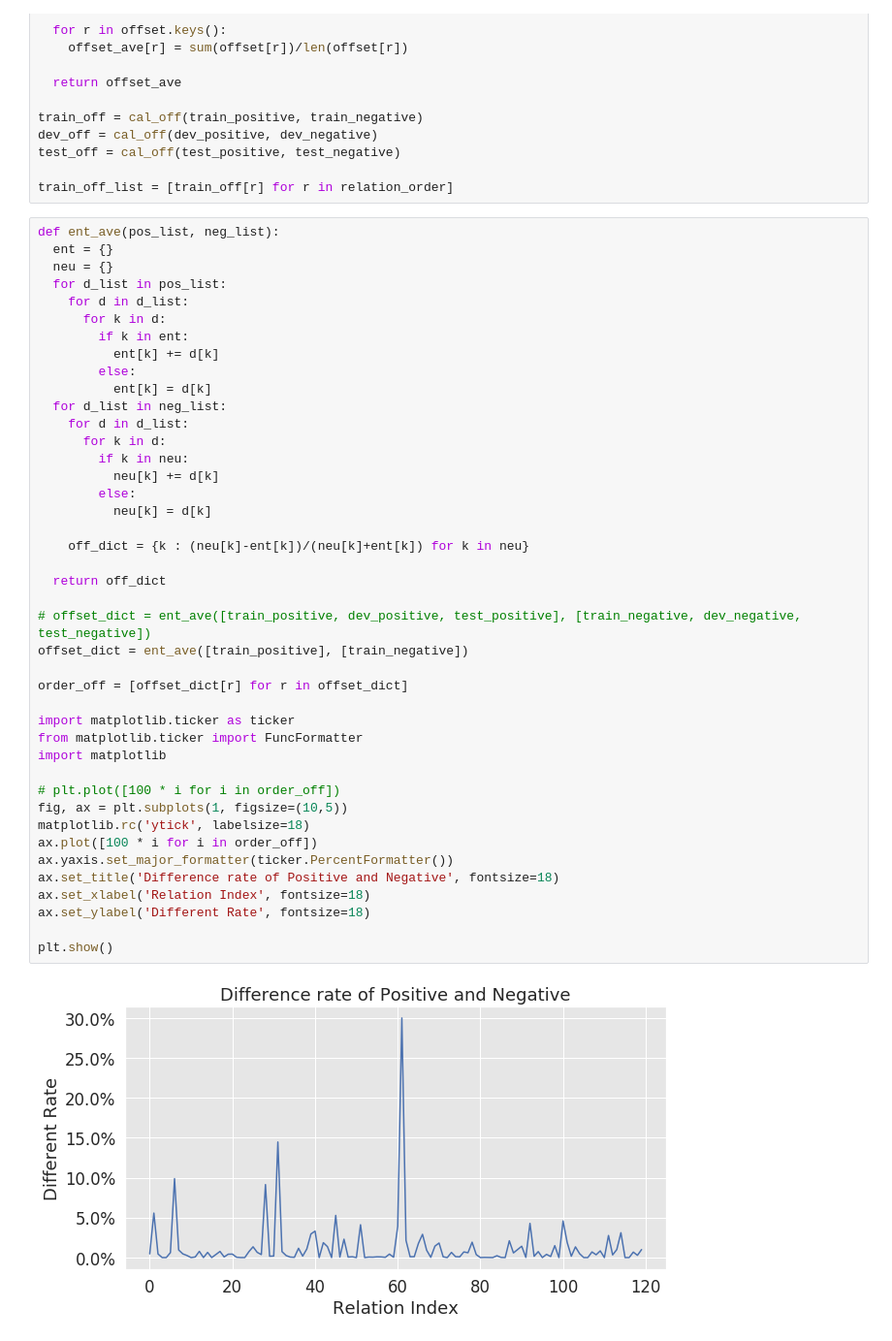
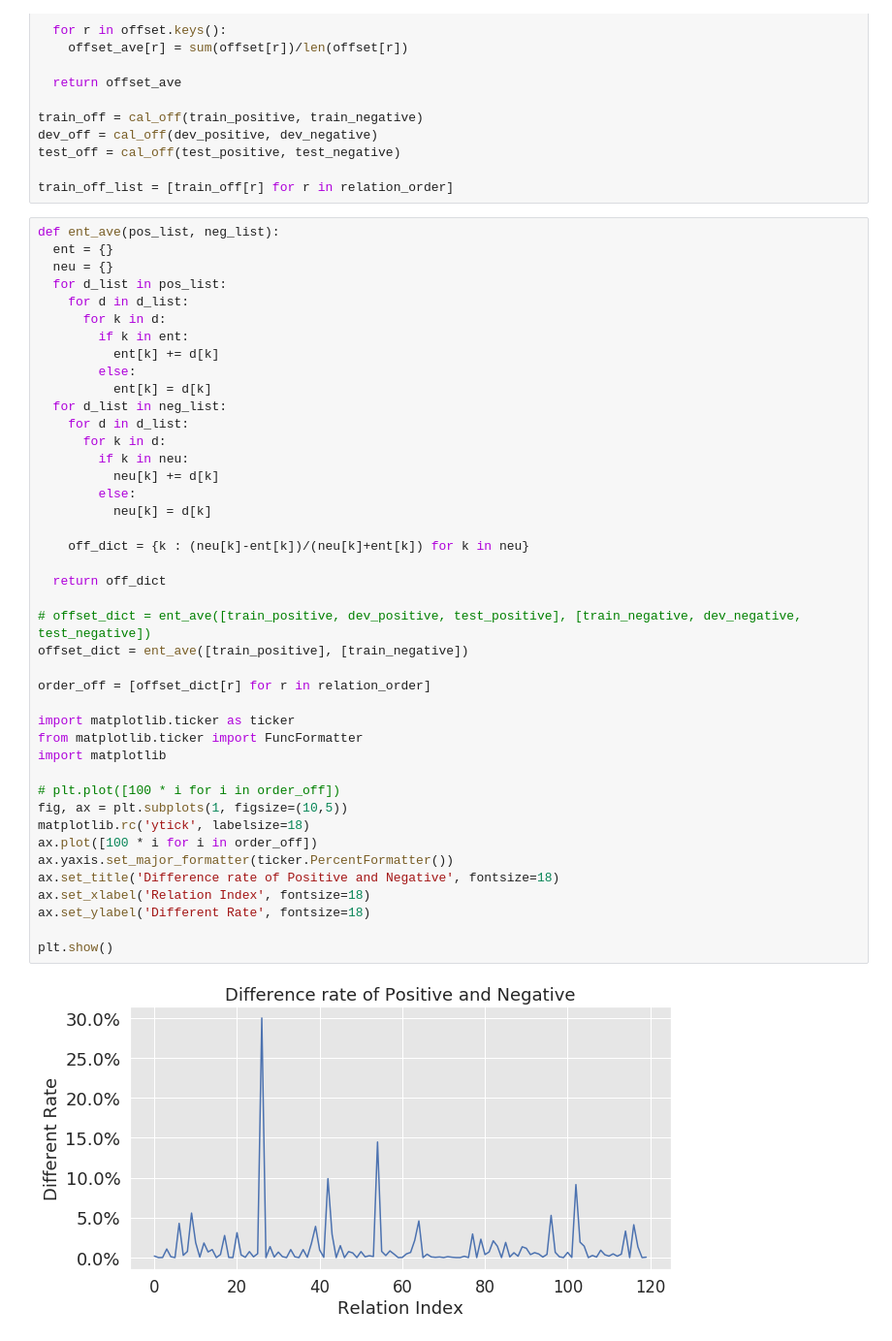
Before and after one commit to tonghaining/zero_shot_relation_extraction, a Jupyter notebook: data_process/result_plot/Predict_Analysis.ipynb, the cells around one changed output. Shown: that part at 97% size. Saved outputs shown, nothing was run; the diff lists cells and outputs as text.

```diff
--- a/data_process/result_plot/Predict_Analysis.ipynb
+++ b/data_process/result_plot/Predict_Analysis.ipynb
@@ -678,32 +656,32 @@ def ent_ave(pos_list, neg_list):
     for d in d_list:
       for k in d:
         if k in neu:
           neu[k] += d[k]
         else:
           neu[k] = d[k]
 
     off_dict = {k : (neu[k]-ent[k])/(neu[k]+ent[k]) for k in neu}
 
   return off_dict
 
 # offset_dict = ent_ave([train_positive, dev_positive, test_positive], [train_negative, dev_negative, test_negative])
 offset_dict = ent_ave([train_positive], [train_negative])
 
-order_off = [offset_dict[r] for r in offset_dict]
+order_off = [offset_dict[r] for r in relation_order]
 
 import matplotlib.ticker as ticker
 from matplotlib.ticker import FuncFormatter
 import matplotlib
 
 # plt.plot([100 * i for i in order_off])
 fig, ax = plt.subplots(1, figsize=(10,5))
 matplotlib.rc('ytick', labelsize=18)
 ax.plot([100 * i for i in order_off])
 ax.yaxis.set_major_formatter(ticker.PercentFormatter())
 ax.set_title('Difference rate of Positive and Negative', fontsize=18)
 ax.set_xlabel('Relation Index', fontsize=18)
 ax.set_ylabel('Different Rate', fontsize=18)
 
 plt.show()
 # %% [output]
-[figure, old version]
+[figure, new version]
```
Also changed, not shown: parts of 9 cells of this notebook.
